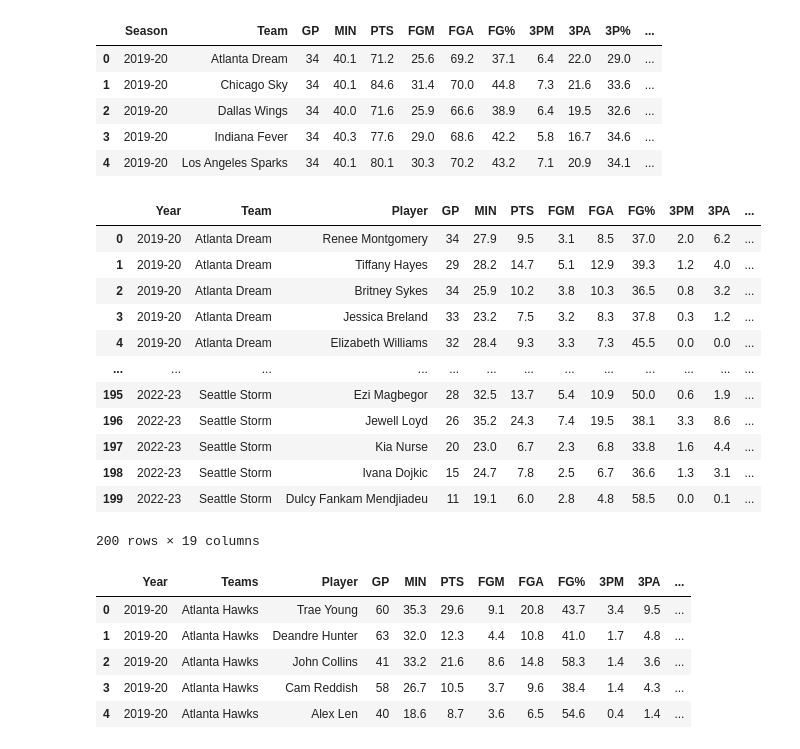
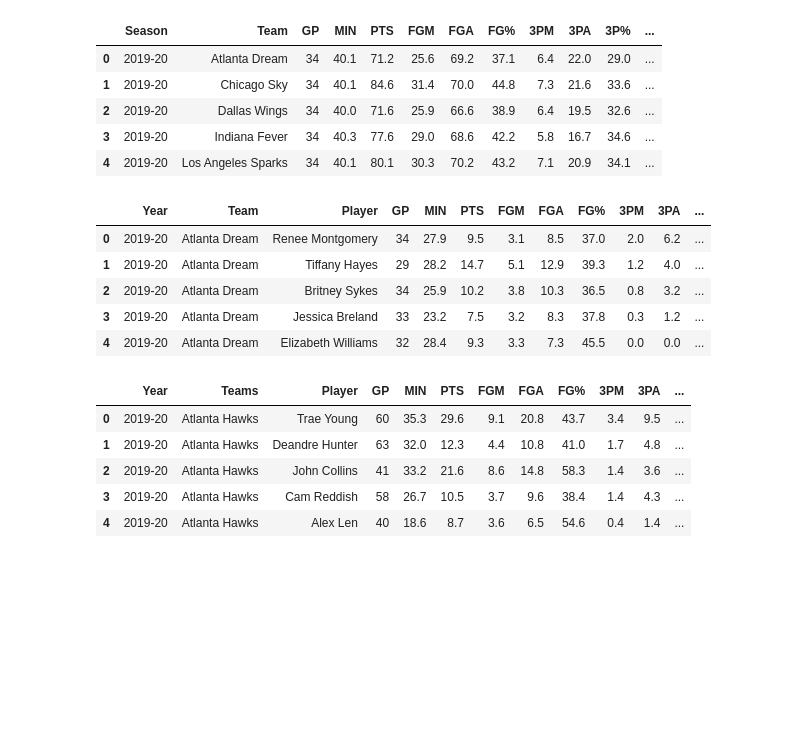
Before and after one commit to Hensonkk/NBA-VS-WNBA, a Jupyter notebook: NBA v WNBA data comparison.ipynb, the cells around one changed output. Saved outputs shown, nothing was run; the diff lists cells and outputs as text; code cells hidden in the pictures; blank space fills up the shorter version.

```diff
--- a/NBA v WNBA data comparison.ipynb
+++ b/NBA v WNBA data comparison.ipynb
@@ -47,21 +47,14 @@ wnba_team_stats.head()
 | 3 | 2019-20 | Indiana Fever | 34 | 40.3 | 77.6 | 29.0 | 68.6 | 42.2 | 5.8 | 16.7 | 34.6 | ... |
 | 4 | 2019-20 | Los Angeles Sparks | 34 | 40.1 | 80.1 | 30.3 | 70.2 | 43.2 | 7.1 | 20.9 | 34.1 | ... |
 # %%
-wnba_stats
+wnba_stats.head()
 # %% [output]
 |  | Year | Team | Player | GP | MIN | PTS | FGM | FGA | FG% | 3PM | 3PA | ... |
 | 0 | 2019-20 | Atlanta Dream | Renee Montgomery | 34 | 27.9 | 9.5 | 3.1 | 8.5 | 37.0 | 2.0 | 6.2 | ... |
 | 1 | 2019-20 | Atlanta Dream | Tiffany Hayes | 29 | 28.2 | 14.7 | 5.1 | 12.9 | 39.3 | 1.2 | 4.0 | ... |
 | 2 | 2019-20 | Atlanta Dream | Britney Sykes | 34 | 25.9 | 10.2 | 3.8 | 10.3 | 36.5 | 0.8 | 3.2 | ... |
 | 3 | 2019-20 | Atlanta Dream | Jessica Breland | 33 | 23.2 | 7.5 | 3.2 | 8.3 | 37.8 | 0.3 | 1.2 | ... |
 | 4 | 2019-20 | Atlanta Dream | Elizabeth Williams | 32 | 28.4 | 9.3 | 3.3 | 7.3 | 45.5 | 0.0 | 0.0 | ... |
-| ... | ... | ... | ... | ... | ... | ... | ... | ... | ... | ... | ... | ... |
-| 195 | 2022-23 | Seattle Storm | Ezi Magbegor | 28 | 32.5 | 13.7 | 5.4 | 10.9 | 50.0 | 0.6 | 1.9 | ... |
-| 196 | 2022-23 | Seattle Storm | Jewell Loyd | 26 | 35.2 | 24.3 | 7.4 | 19.5 | 38.1 | 3.3 | 8.6 | ... |
-| 197 | 2022-23 | Seattle Storm | Kia Nurse | 20 | 23.0 | 6.7 | 2.3 | 6.8 | 33.8 | 1.6 | 4.4 | ... |
-| 198 | 2022-23 | Seattle Storm | Ivana Dojkic | 15 | 24.7 | 7.8 | 2.5 | 6.7 | 36.6 | 1.3 | 3.1 | ... |
-| 199 | 2022-23 | Seattle Storm | Dulcy Fankam Mendjiadeu | 11 | 19.1 | 6.0 | 2.8 | 4.8 | 58.5 | 0.0 | 0.1 | ... |
-200 rows × 19 columns
 # %%
 m_stats_19_20 = nba_stats[nba_stats["Year"] == "2019-20"]
 w_stats_19_20 = wnba_stats[wnba_stats["Year"] == "2019-20"]
```
Also changed, not shown: parts of 17 cells of this notebook, 6 other files.
